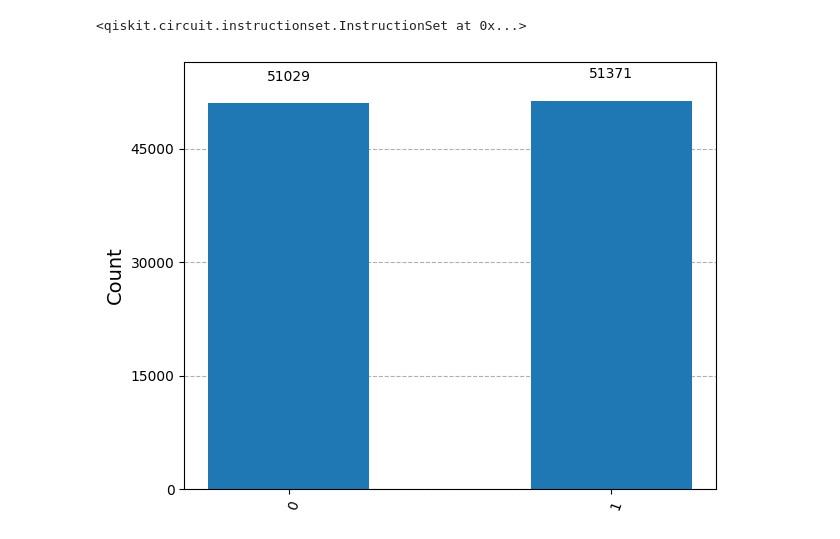
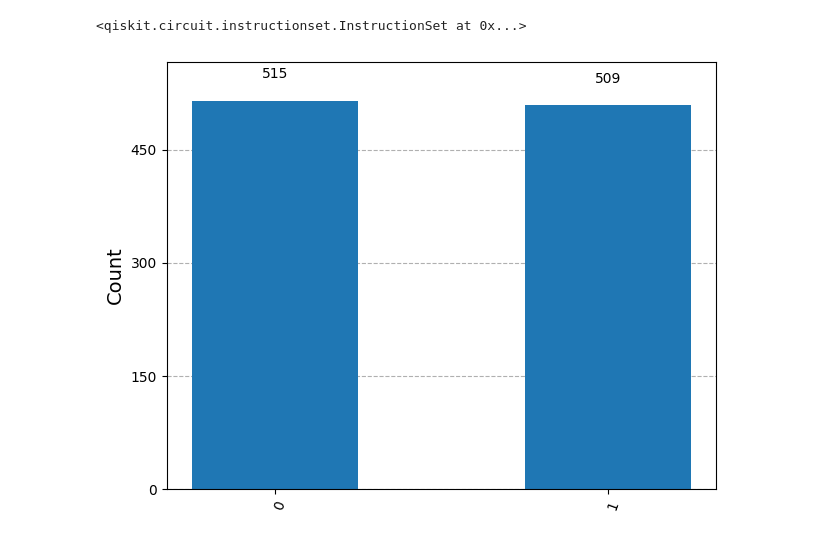
Before and after one commit to kparajul/Qiskit-Learning, a Jupyter notebook: qiskit.ipynb, the cells around one changed output. Cells and saved outputs as stored; diff of their text form; code cells hidden in the pictures.

```diff
--- a/qiskit.ipynb
+++ b/qiskit.ipynb
@@ -20,9 +20,9 @@ circuit.measure(quantumRegister, classicalRegister)
 # %%
 simulator = AerSimulator()
 compiledCircuit = transpile(circuit, simulator)
-result = simulator.run(compiledCircuit, shots = 102400).result()
+result = simulator.run(compiledCircuit, shots = 1024).result()
 counts = result.get_counts()
 plot_histogram(counts)
 #we get all 0's because we haven't applied any quantum operations to the qbit
 # %% [output]
-[figure, old version]
+[figure, new version]
```
Also changed, not shown: 2 other files.
